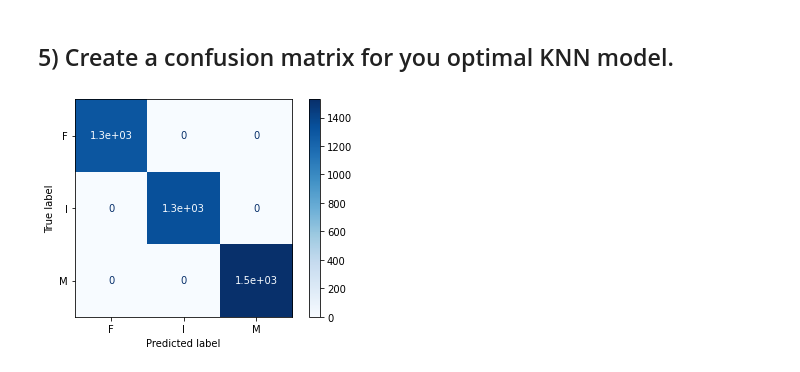
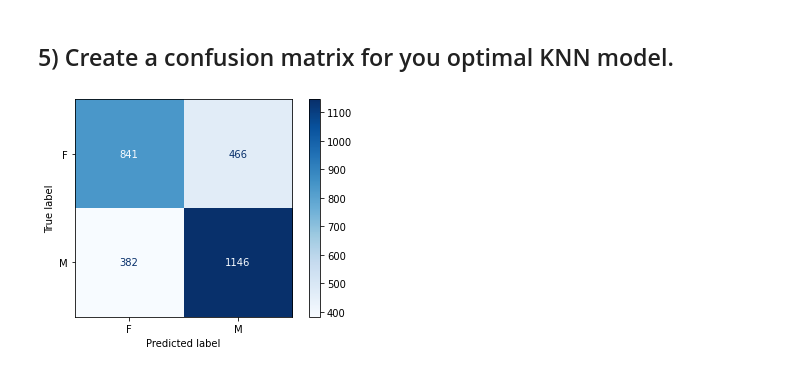
Before and after one commit to PaletteofDesign/knn, a Jupyter notebook: knn.ipynb, the cells around one changed output. Saved outputs shown, nothing was run; the diff lists cells and outputs as text; code cells hidden in the pictures.

```diff
--- a/knn.ipynb
+++ b/knn.ipynb
@@ -102,5 +133,5 @@ reg.score(X, y)
 # %%
-X = df.loc[:,['Length', 'Diameter', 'Height', 'Whole_Weight', 'Shucked_Weight', 'Viscera_Weight', 'Shell_Weight', 'Rings']]
+X = df[filter].loc[:,['Length', 'Diameter', 'Height', 'Whole_Weight', 'Shucked_Weight', 'Viscera_Weight', 'Shell_Weight', 'Rings']]
 X
 # %% [output]
 |  | Length | Diameter | Height | Whole_Weight | Shucked_Weight | Viscera_Weight | Shell_Weight | Rings |
@@ -119,5 +150,5 @@ X
 # %%
-y = df.loc[:, 'Sex']
+y = df[filter].loc[:, 'Sex']
 # %% [markdown]
 ## 2) Be sure to use standard scaler to scale your features. Remember to fit on the training set and transform both the training and test sets.
 # %%
@@ -147,9 +182,9 @@ clas.score(X, y)
 # %% [markdown]
 ## 4) What is the optimal accuracy you can achieve by tuning the value of K using KNN?
 # %%
-clas = KNeighborsClassifier(n_neighbors=1)
+clas_2 = KNeighborsClassifier(n_neighbors=1)
 # %%
-clas.fit(X, y)
+clas_2.fit(X, y)
 # %% [output]
 KNeighborsClassifier(algorithm='auto', leaf_size=30, metric='minkowski',
                      metric_params=None, n_jobs=None, n_neighbors=1, p=2,
@@ -163,6 +202,6 @@ clas.score(X, y)
 # %% [markdown]
 ## 5) Create a confusion matrix for you optimal KNN model.
 # %%
-plot_confusion_matrix(clas, X, y, cmap = 'Blues');
+plot_confusion_matrix(clas, X, y, cmap = 'Blues', values_format='.5g');
 # %% [output]
-[figure, old version]
+[figure, new version]
```
Also changed, not shown: parts of 16 cells of this notebook.
